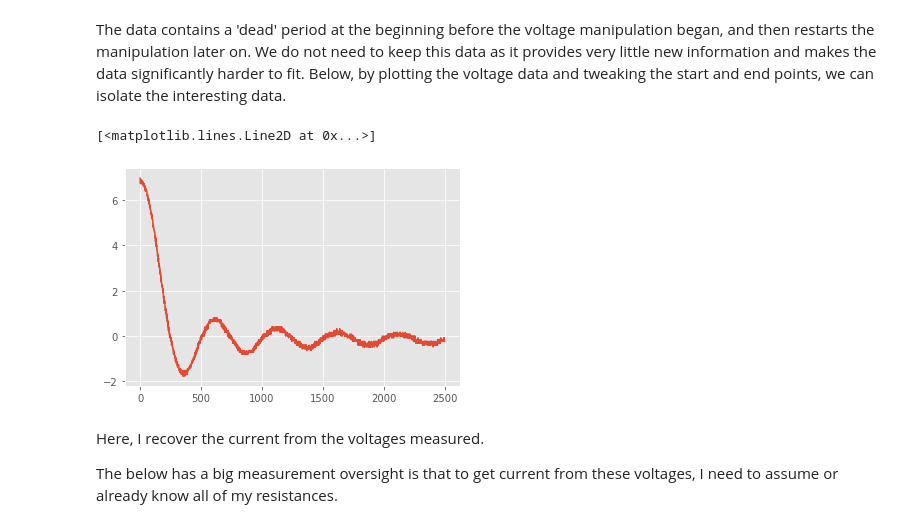
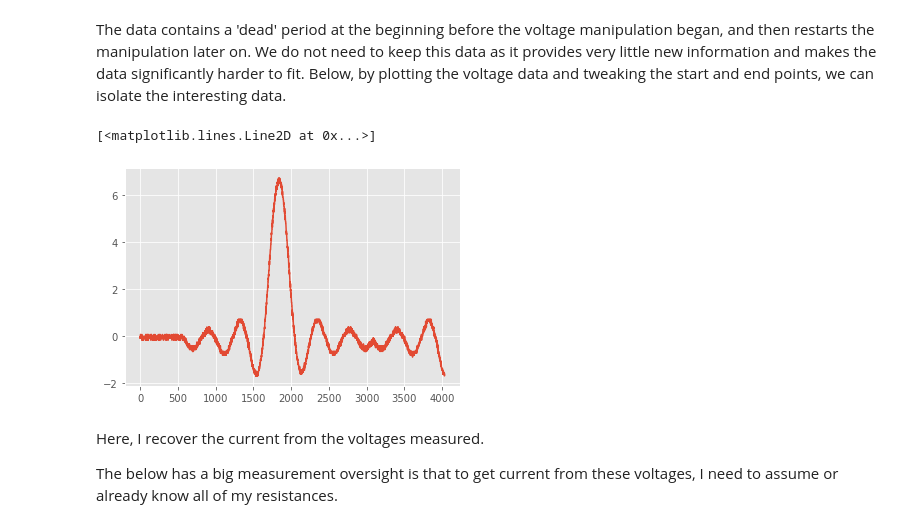
Before and after one commit to AlexB-B/DeePyMoD_torch_AlexVersion, a Jupyter notebook: notebooks/Example - Real Electronics Data.ipynb, the cells around one changed output. Cells and saved outputs as stored; diff of their text form; code cells hidden in the pictures.

Commit message:
lots of testing on real data with capacitors at 220 and 33 uF. None successful. runs left unfiled are those for most recent test full sinc omega 2pi.

```diff
--- a/notebooks/Example - Real Electronics Data.ipynb
+++ b/notebooks/Example - Real Electronics Data.ipynb
@@ -21,13 +24,18 @@ torch.manual_seed(3)
 <torch._C.Generator at 0x...>
 # %%
 general_path = 'Oscilloscope data CRI electronics analogy/'
-specific_path = 'AWG 7V half sinc shunt/' # It is precisely here that changes the data we are grabbing to test.
+specific_path = 'AWG 7V full sinc 2 cap f 0-2 caps 33 220/' # It is precisely here that changes the data we are grabbing to test.
 path = general_path + specific_path
 
 # These factors describe the manipulation, but have no affect beyond being saved at the end.
+# Wrong, omega is usedin time scaling.
 input_type = 'Strain'
-func_desc = 'Half Sinc'
-omega = np.pi
+if input_type == 'Strain': # model required for calculation of response given manipulation type.
+    model = 'GMM'
+elif input_type == 'Stress':
+    model = 'GKM'
+func_desc = 'Full Sinc'
+omega = 2.4*np.pi
 Amp = 7
 
 channel_1_data = np.loadtxt(path+'Channel 1 total voltage.csv', delimiter=',', skiprows=3)
@@ -35,8 +43,8 @@ channel_2_data = np.loadtxt(path+'Channel 2 voltage shunt resistor.csv', delimit
 # %% [markdown]
 The data contains a 'dead' period at the beginning before the voltage manipulation began, and then restarts the manipulation later on. We do not need to keep this data as it provides very little new information and makes the data significantly harder to fit. Below, by plotting the voltage data and tweaking the start and end points, we can isolate the interesting data.
 # %%
-plt.plot(channel_1_data[600:3099, 1])
+plt.plot(channel_1_data[0:-29, 1])
 # %% [output]
 [<matplotlib.lines.Line2D at 0x...>]
-[figure, old version]
+[figure, new version]
 # %%
```
Also changed, not shown: parts of 46 cells of this notebook, 33 other files.
